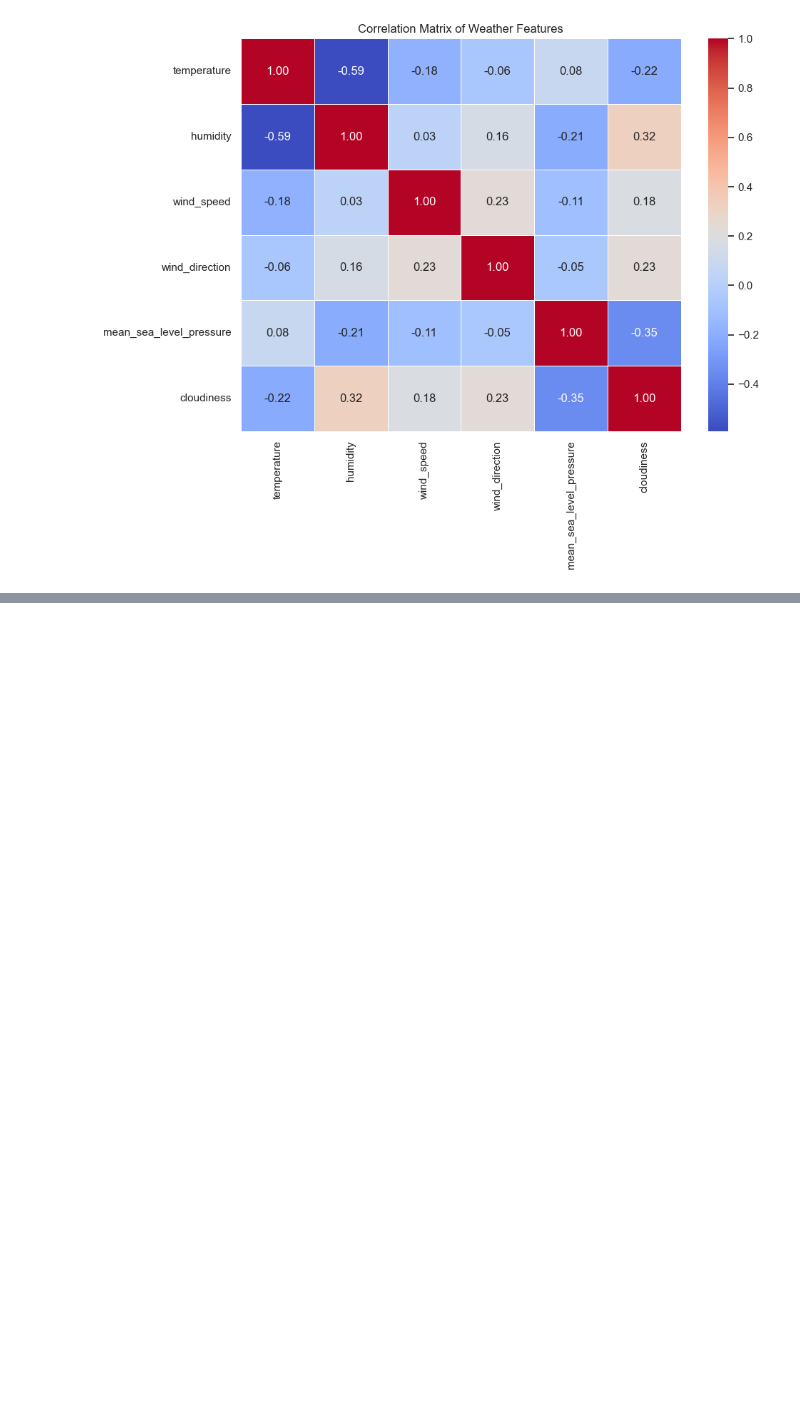
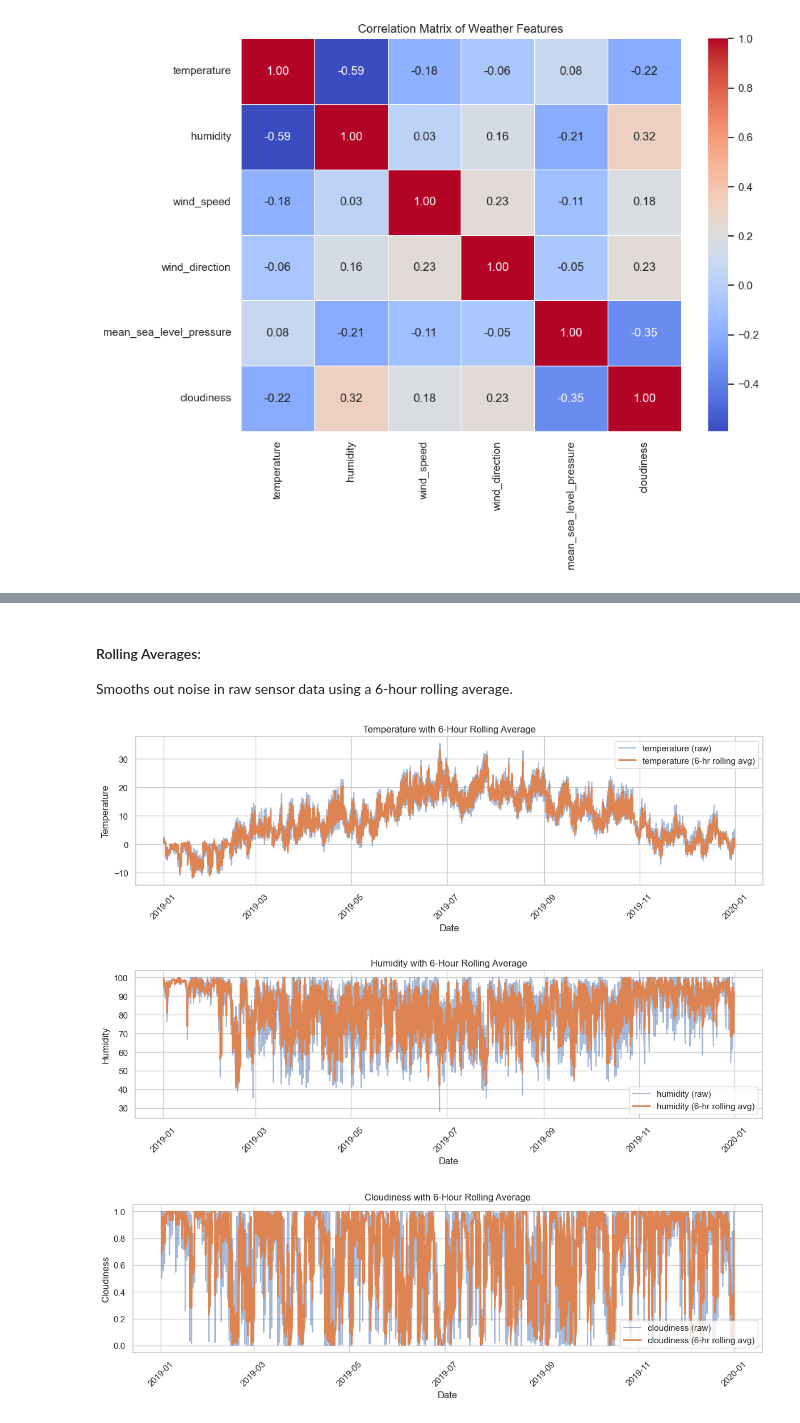
Before and after one commit to Davjes15/solar_forecasting, a Jupyter notebook: notebooks/weather_data_exploration.ipynb, the cells around one changed output, grey strips where cells are left out. Saved outputs shown, nothing was run; the diff lists cells and outputs as text; code cells hidden in the pictures; blank space fills up the shorter version.

```diff
--- a/notebooks/weather_data_exploration.ipynb
+++ b/notebooks/weather_data_exploration.ipynb
@@ -153,0 +179,26 @@ if len(numeric_cols) > 1:
+# %% [markdown]
+#### Rolling Averages:
+Smooths out noise in raw sensor data using a 6-hour rolling average.
+# %%
+# Compute rolling averages for select features
+for col in ["temperature", "humidity", "cloudiness"]:
+    if col in df_weather.columns:
+        df_weather[f"{col}_rolling"] = df_weather[col].rolling(window=6, min_periods=1).mean()
+
+# Plot raw vs rolling average
+for col in ["temperature", "humidity", "cloudiness"]:
+    if f"{col}_rolling" in df_weather.columns:
+        plt.figure(figsize=(12, 4))
+        plt.plot(df_weather["datetime"], df_weather[col], label=f"{col} (raw)", alpha=0.5)
+        plt.plot(df_weather["datetime"], df_weather[f"{col}_rolling"], label=f"{col} (6-hr rolling avg)", linewidth=2)
+        plt.title(f"{col.capitalize()} with 6-Hour Rolling Average")
+        plt.xlabel("Date")
+        plt.ylabel(col.capitalize())
+        plt.legend()
+        plt.xticks(rotation=45)
+        plt.tight_layout()
+        plt.show()
+# %% [output]
+[figure, added]
+[figure, added]
+[figure, added]
```
Also changed, not shown: parts of 15 cells of this notebook.
